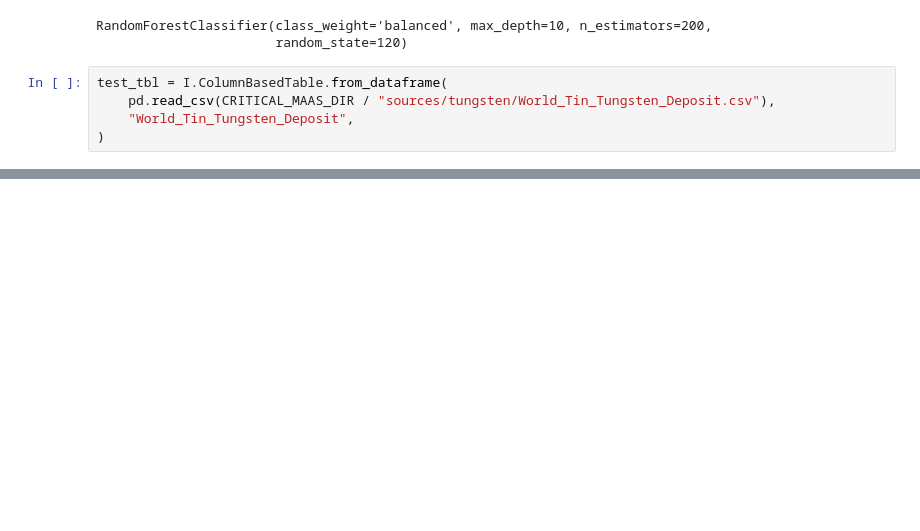
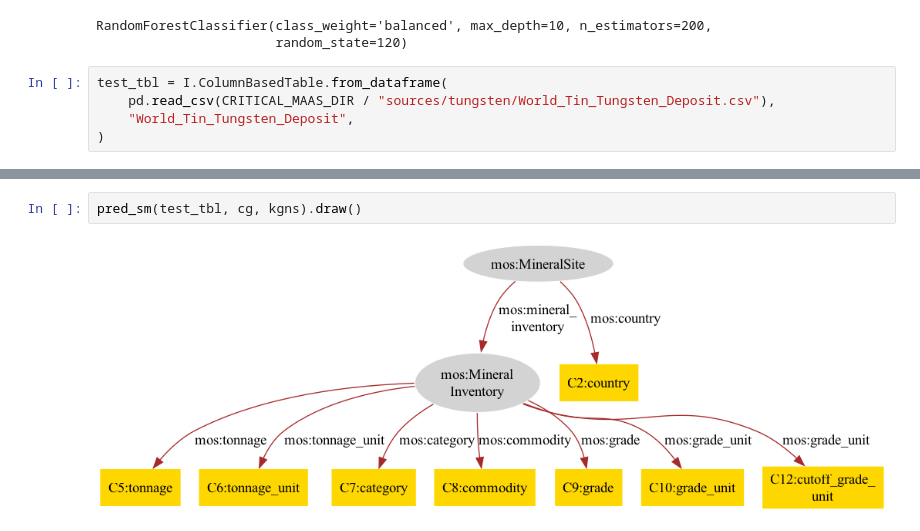
Before and after one commit to DARPA-CRITICALMAAS/ta2-table-understanding, a Jupyter notebook: scripts/dev.ipynb, the cells around one changed output, grey strips where cells are left out. Cells and saved outputs as stored; diff of their text form; blank space fills up the shorter version.

```diff
--- a/scripts/dev.ipynb
+++ b/scripts/dev.ipynb
@@ -202,0 +191,4 @@ pred_sm(test_tbl, cg, kgns).print()
+# %%
+pred_sm(test_tbl, cg, kgns).draw()
+# %% [output]
+[figure, added]
```
Also changed, not shown: parts of 20 cells of this notebook, 34 other files.
